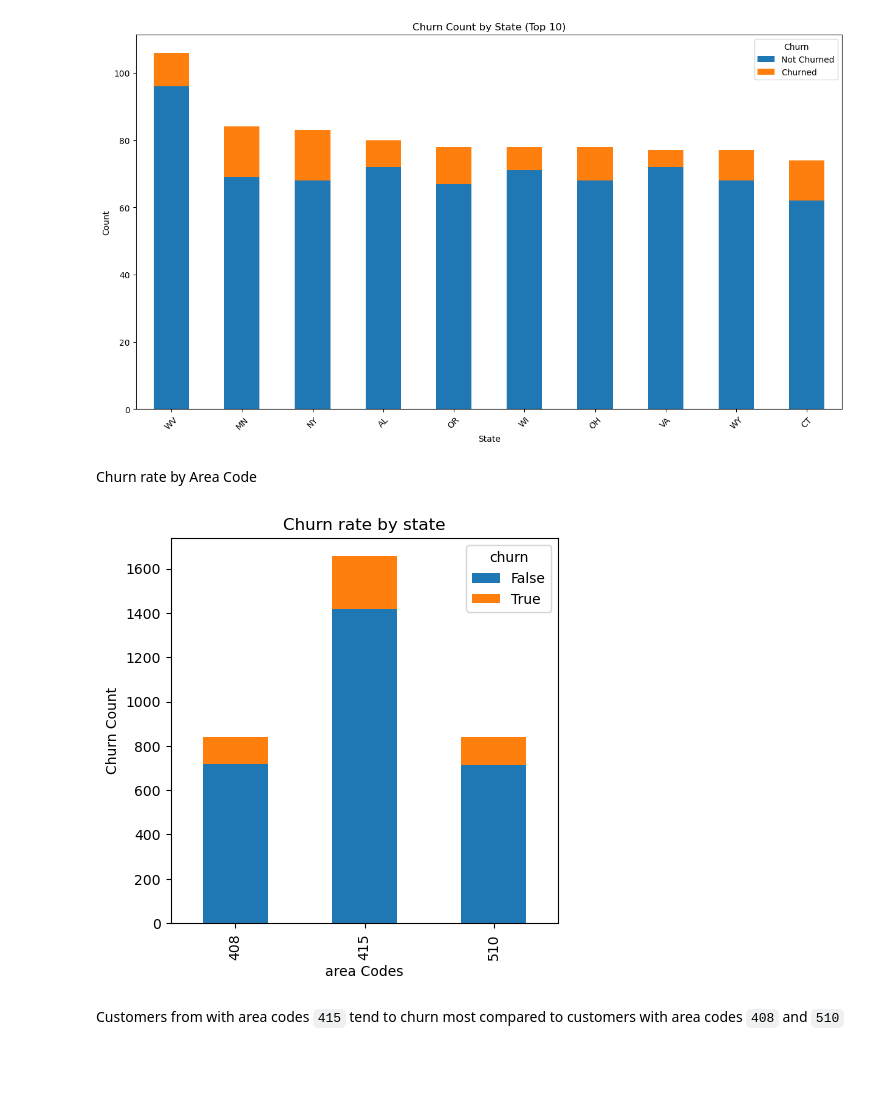
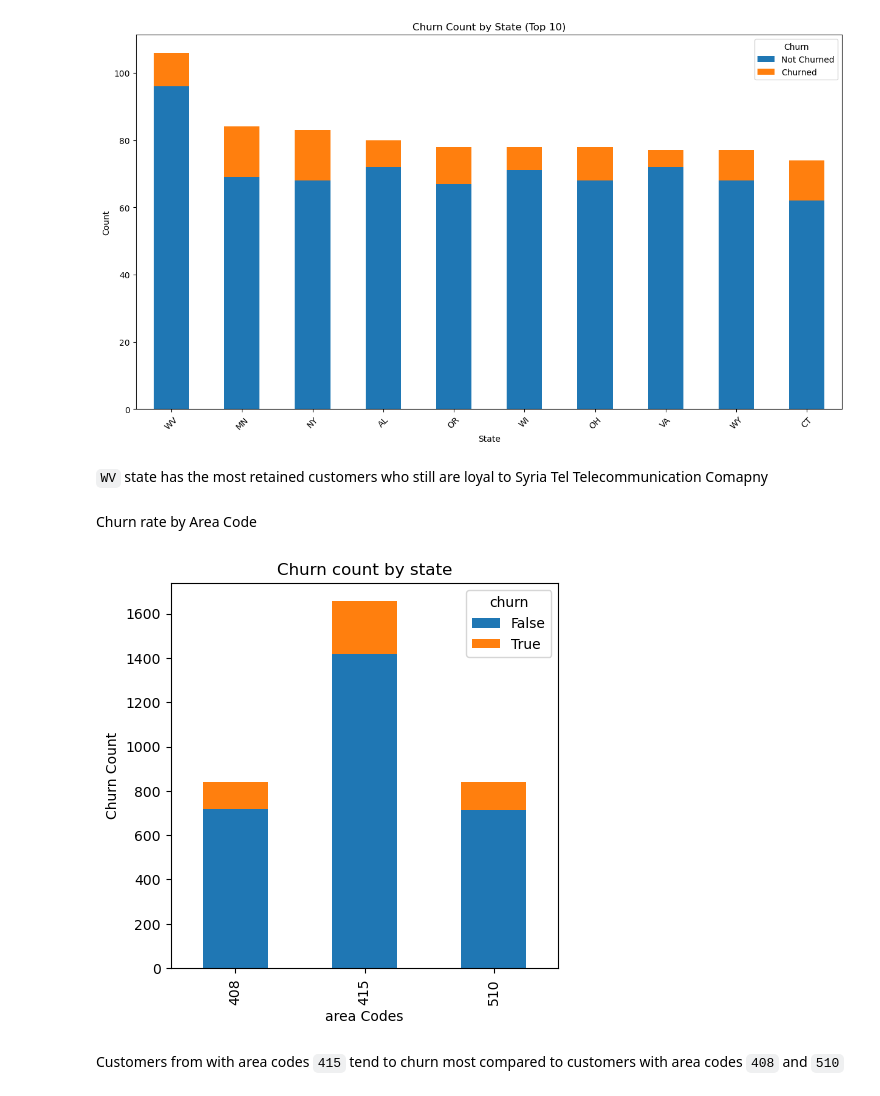
Before and after one commit to LynnKomen1/Customer-Churn-Prediction, a Jupyter notebook: Telecom-Churn.ipynb, the cells around one changed output. Saved outputs shown, nothing was run; the diff lists cells and outputs as text; code cells hidden in the pictures; blank space fills up the shorter version.

```diff
--- a/Telecom-Churn.ipynb
+++ b/Telecom-Churn.ipynb
@@ -255,15 +272,18 @@ plt.legend(title='Churn', labels=['Not Churned', 'Churned'])
 plt.show()
 # %% [output]
 [figure]
+# %% [markdown]
+`WV` state has the most retained customers who still are loyal to Syria Tel Telecommunication Comapny
 # %% [markdown]
 Churn rate by Area Code
 # %%
+# Visualize churn count by state
 data.groupby(["area code", "churn"]).size().unstack().plot(kind='bar', stacked=True, figsize=(5,5))
-plt.title('Churn rate by state')
+plt.title('Churn count by state')
 plt.xlabel('area Codes')
 plt.ylabel('Churn Count');
 # %% [output]
-[figure, old version]
+[figure, new version]
 # %% [markdown]
 Customers from with area codes `415` tend to churn most compared to customers with area codes `408` and `510`
 # %% [markdown]
```
Also changed, not shown: parts of 52 cells of this notebook, 2 other files.
